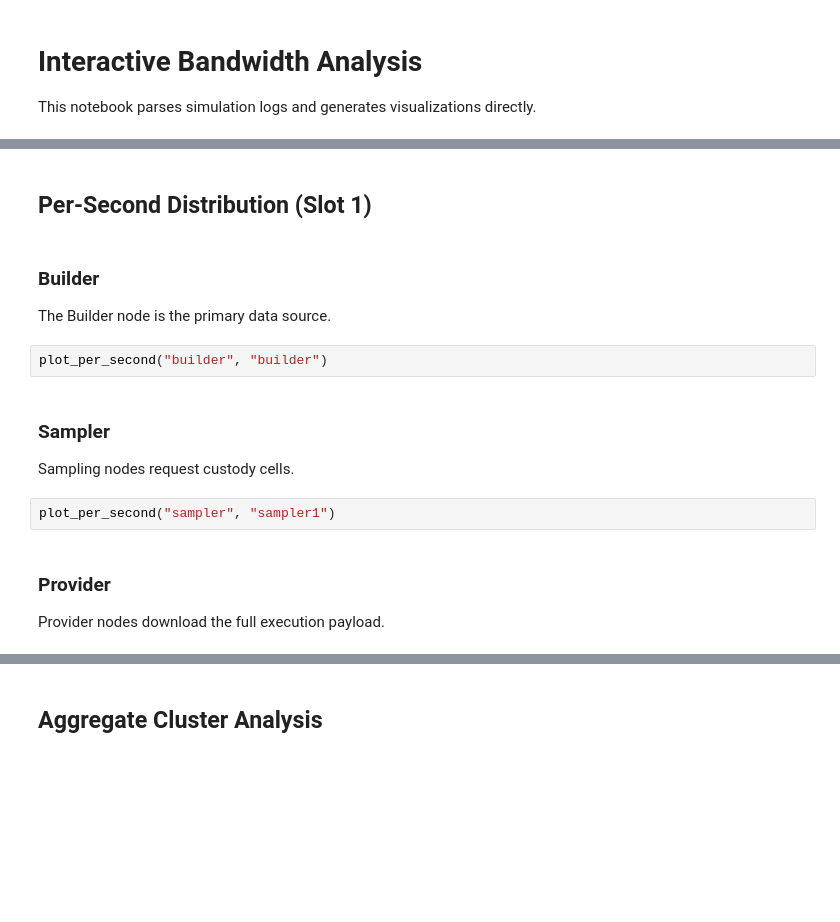
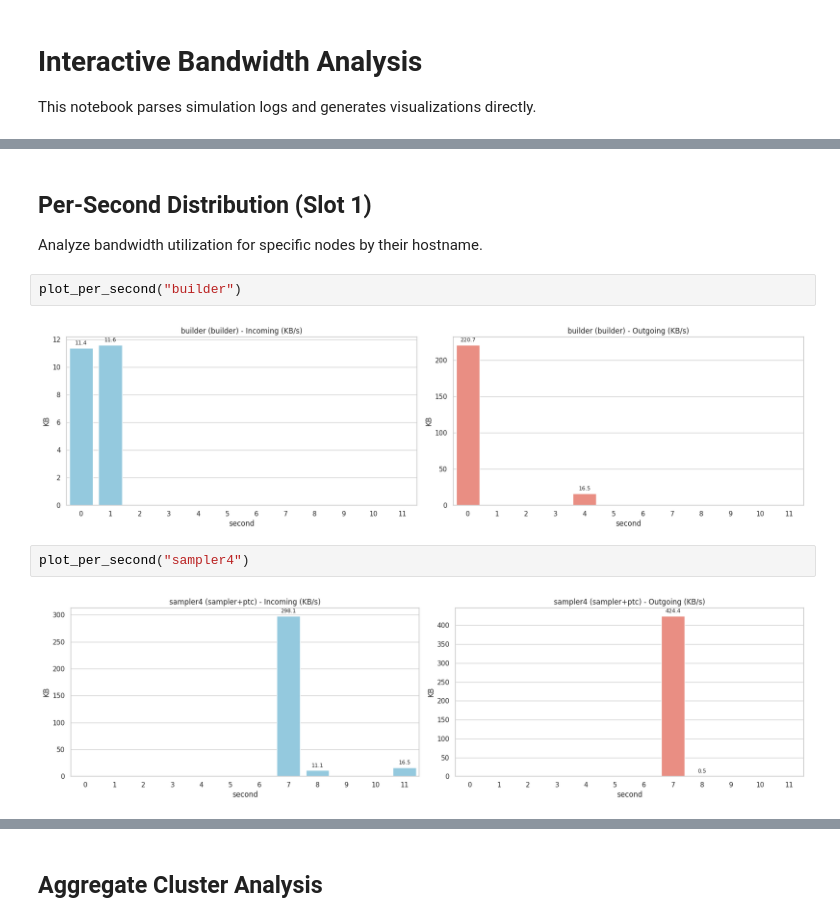
Before and after one commit to kamilsa/blobsim, a Jupyter notebook: Analysis.ipynb, the cells around one changed output, grey strips where cells are left out. Saved outputs shown, nothing was run; the diff lists cells and outputs as text; blank space fills up the shorter version.

Commit message:
Peers data

```diff
--- a/Analysis.ipynb
+++ b/Analysis.ipynb
@@ -65,16 +167,12 @@ def plot_per_second(role, host):
 # %% [markdown]
 ## Per-Second Distribution (Slot 1)
+Analyze bandwidth utilization for specific nodes by their hostname.
-# %% [markdown]
-### Builder
-The Builder node is the primary data source.
 # %%
-plot_per_second("builder", "builder")
+plot_per_second("builder")
+# %% [output]
+[figure, added]
-# %% [markdown]
-### Sampler
-Sampling nodes request custody cells.
-# %%
-plot_per_second("sampler", "sampler1")
-# %% [markdown]
-### Provider
-Provider nodes download the full execution payload.
+# %%
+plot_per_second("sampler4")
+# %% [output]
+[figure, added]
 # %%
```
Also changed, not shown: parts of 6 cells of this notebook, 1 other file.
